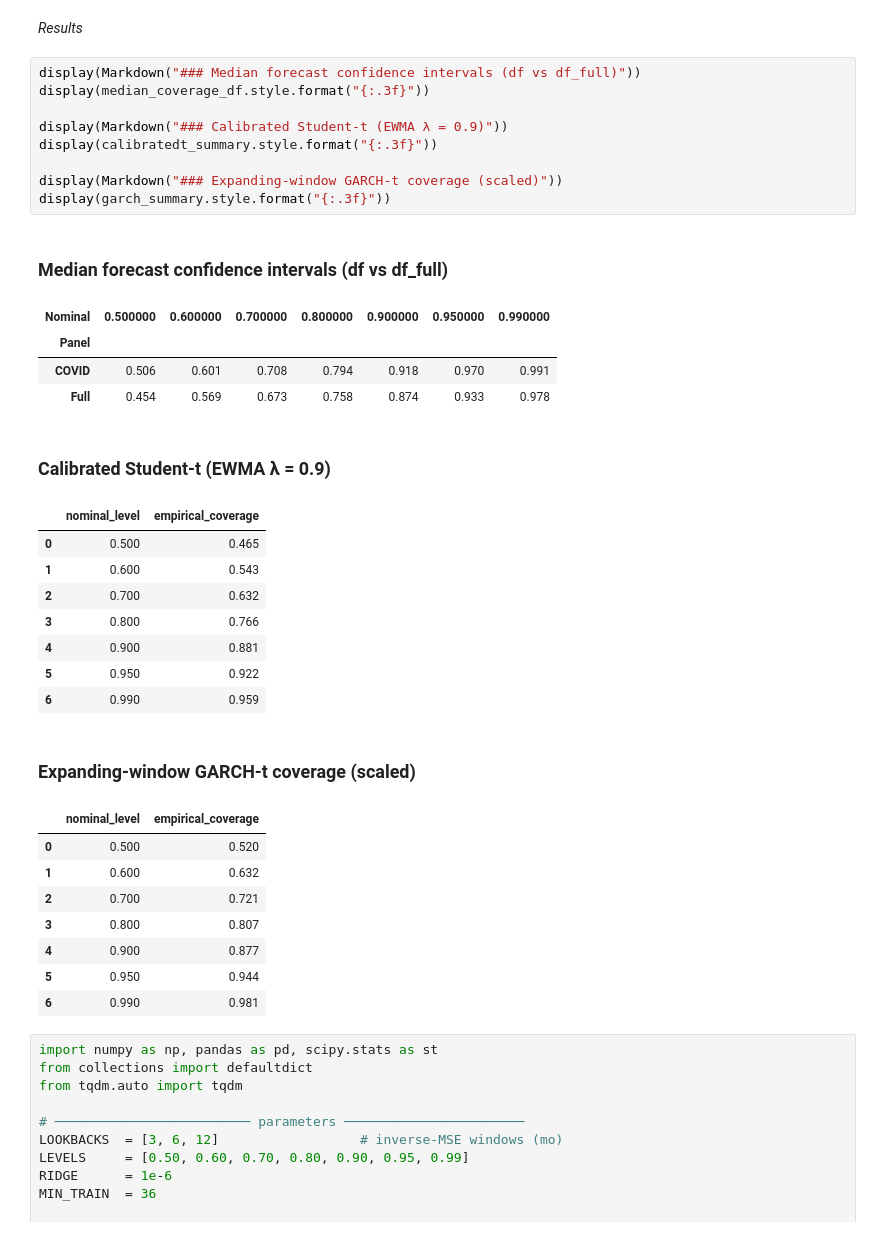
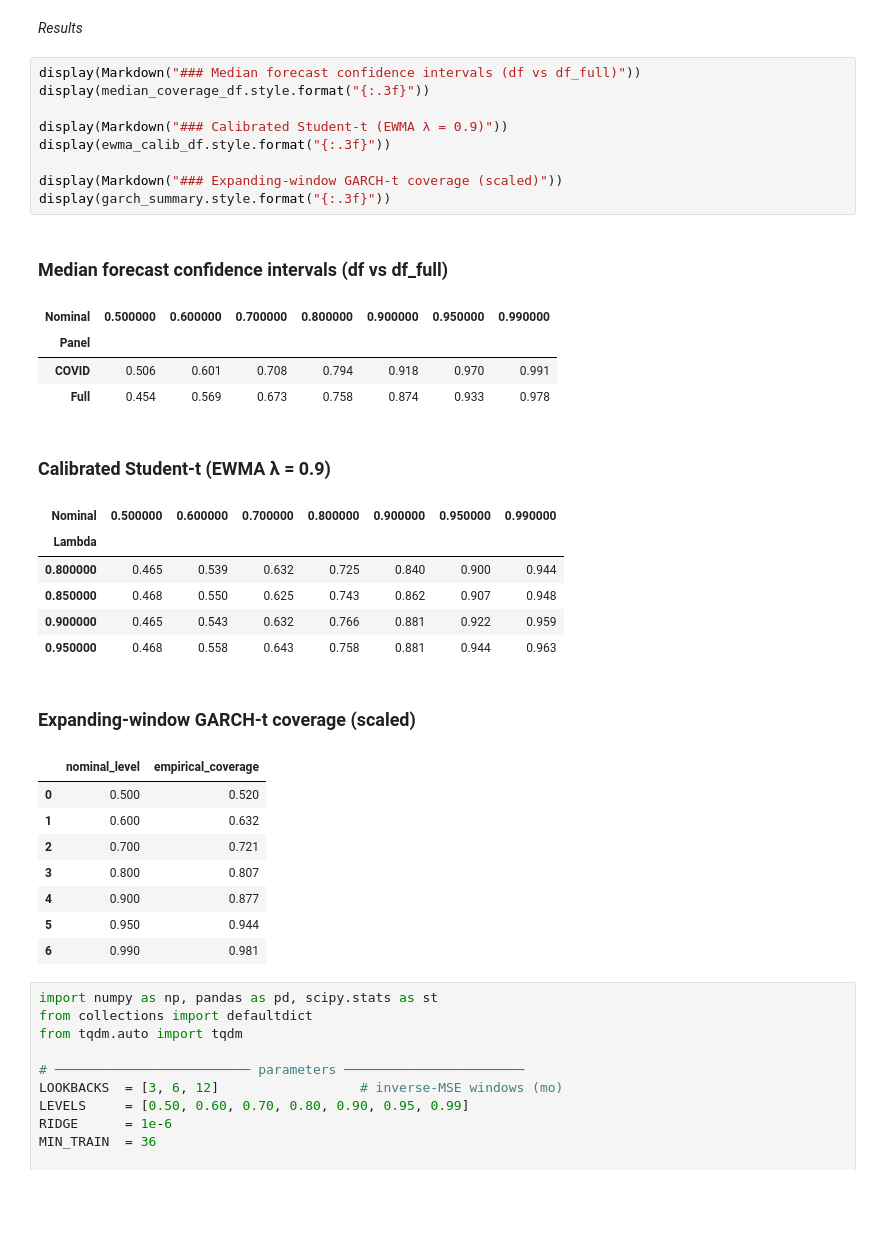
Before and after one commit to nicwjh/nfp-forecasting, a Jupyter notebook: notebooks/nfp_3_point.ipynb, the cells around one changed output. Saved outputs shown, nothing was run; the diff lists cells and outputs as text; blank space fills up the shorter version.

```diff
--- a/notebooks/nfp_3_point.ipynb
+++ b/notebooks/nfp_3_point.ipynb
@@ -1071,27 +1079,25 @@ garch_summary = pd.DataFrame({
 # %%
 display(Markdown("### Median forecast confidence intervals (df vs df_full)"))
 display(median_coverage_df.style.format("{:.3f}"))
 
 display(Markdown("### Calibrated Student-t (EWMA λ = 0.9)"))
-display(calibratedt_summary.style.format("{:.3f}"))
+display(ewma_calib_df.style.format("{:.3f}"))
 
 display(Markdown("### Expanding-window GARCH-t coverage (scaled)"))
 display(garch_summary.style.format("{:.3f}"))
 # %% [output]
 ### Median forecast confidence intervals (df vs df_full)
 | Nominal | 0.500000 | 0.600000 | 0.700000 | 0.800000 | 0.900000 | 0.950000 | 0.990000 |
 | Panel |  |  |  |  |  |  |  |
 | COVID | 0.506 | 0.601 | 0.708 | 0.794 | 0.918 | 0.970 | 0.991 |
 | Full | 0.454 | 0.569 | 0.673 | 0.758 | 0.874 | 0.933 | 0.978 |
 ### Calibrated Student-t (EWMA λ = 0.9)
-|  | nominal_level | empirical_coverage |
-| 0 | 0.500 | 0.465 |
-| 1 | 0.600 | 0.543 |
-| 2 | 0.700 | 0.632 |
-| 3 | 0.800 | 0.766 |
-| 4 | 0.900 | 0.881 |
-| 5 | 0.950 | 0.922 |
-| 6 | 0.990 | 0.959 |
+| Nominal | 0.500000 | 0.600000 | 0.700000 | 0.800000 | 0.900000 | 0.950000 | 0.990000 |
+| Lambda |  |  |  |  |  |  |  |
+| 0.800000 | 0.465 | 0.539 | 0.632 | 0.725 | 0.840 | 0.900 | 0.944 |
+| 0.850000 | 0.468 | 0.550 | 0.625 | 0.743 | 0.862 | 0.907 | 0.948 |
+| 0.900000 | 0.465 | 0.543 | 0.632 | 0.766 | 0.881 | 0.922 | 0.959 |
+| 0.950000 | 0.468 | 0.558 | 0.643 | 0.758 | 0.881 | 0.944 | 0.963 |
 ### Expanding-window GARCH-t coverage (scaled)
 |  | nominal_level | empirical_coverage |
 | 0 | 0.500 | 0.520 |
```
Also changed, not shown: parts of 3 cells of this notebook.
